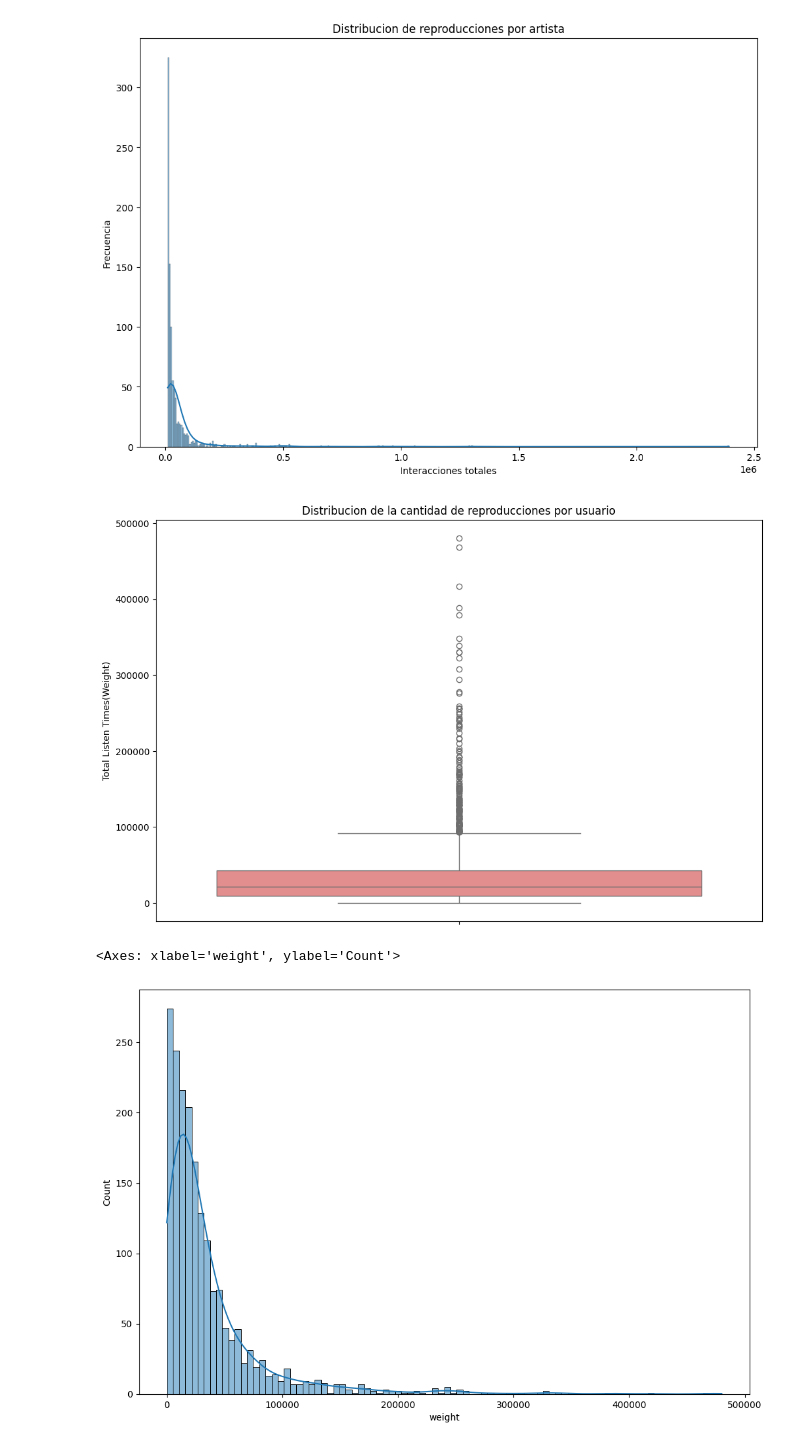
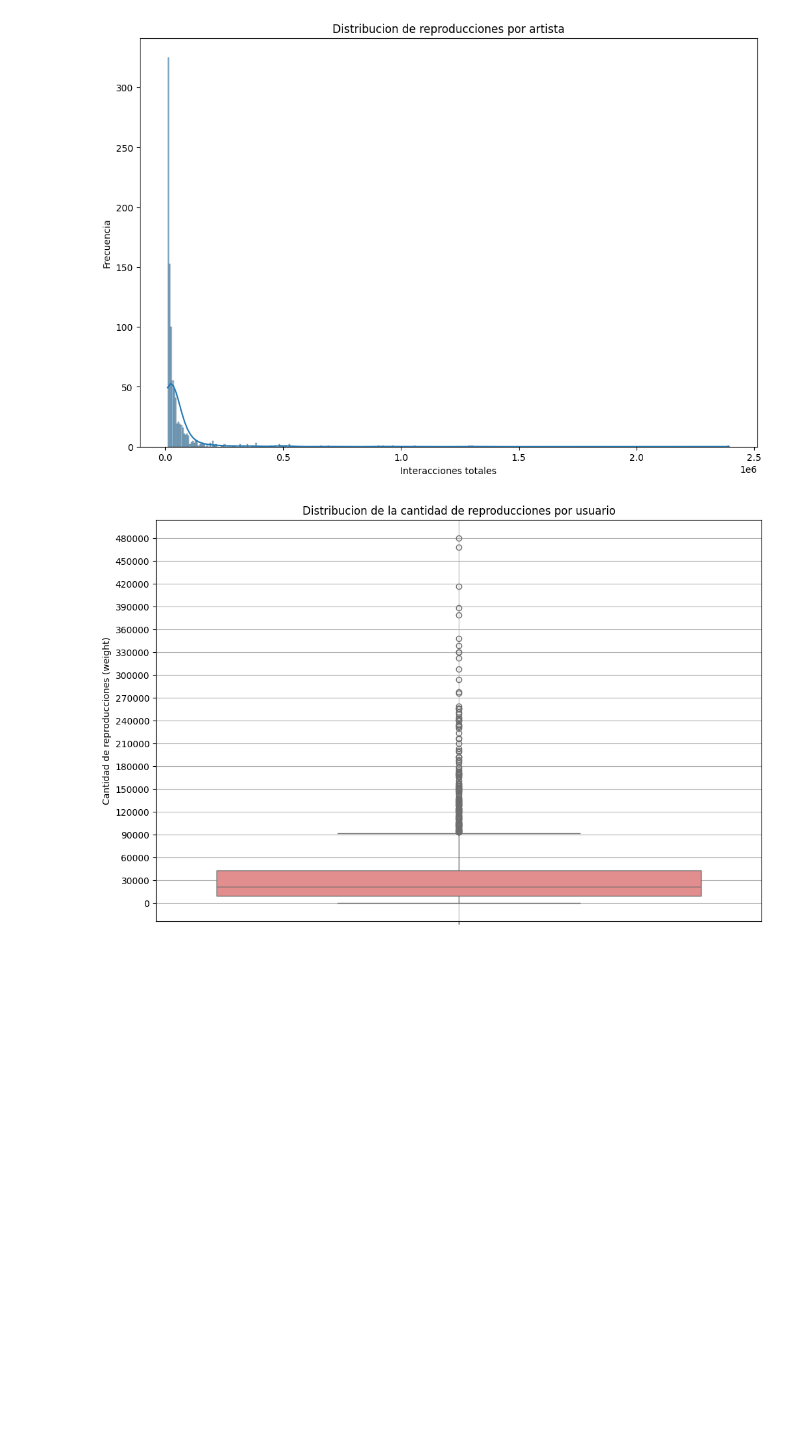
Before and after one commit to amag1/lastfm-hybrid-recommender, a Jupyter notebook: eda.ipynb, the cells around one changed output. Saved outputs shown, nothing was run; the diff lists cells and outputs as text; code cells hidden in the pictures; blank space fills up the shorter version.

```diff
--- a/eda.ipynb
+++ b/eda.ipynb
@@ -235,19 +236,20 @@ plt.show()
 # %%
 user_hours = user_artists.groupby('userID')['weight'].sum().reset_index().sort_values('weight', ascending=False)
 user_hours.head(10)
 
 plt.figure(figsize=(12, 8))
 sns.boxplot(data=user_hours, y='weight', color='lightcoral')
 
-plt.ylabel('Total Listen Times(Weight)')
+plt.ylabel('Cantidad de reproducciones (weight)')
 plt.title('Distribucion de la cantidad de reproducciones por usuario')
 
+# Add more ticks to the y-axis
+max_weight = user_hours['weight'].max()
+plt.yticks(range(0, max_weight, 30000))
+
+# Add grid
+plt.grid(True)
+
 plt.show()
-
-# Now make a histogram for the same dataframe
-plt.figure(figsize=(12, 8))
-sns.histplot(data=user_hours, x='weight', kde=True)
 # %% [output]
-[figure, old version]
+[figure, new version]
-<Axes: xlabel='weight', ylabel='Count'>
-[figure, removed]
```
Also changed, not shown: parts of 2 cells of this notebook, 3 other files.
